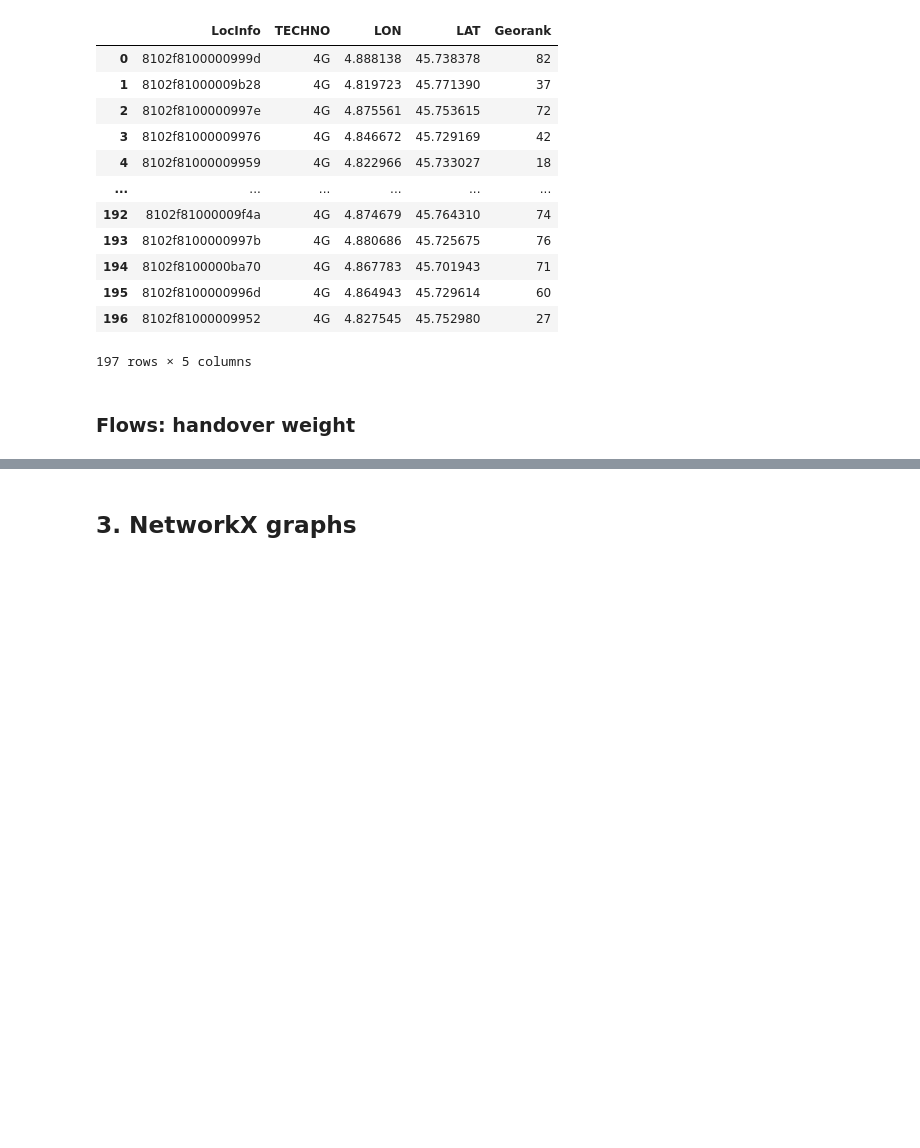
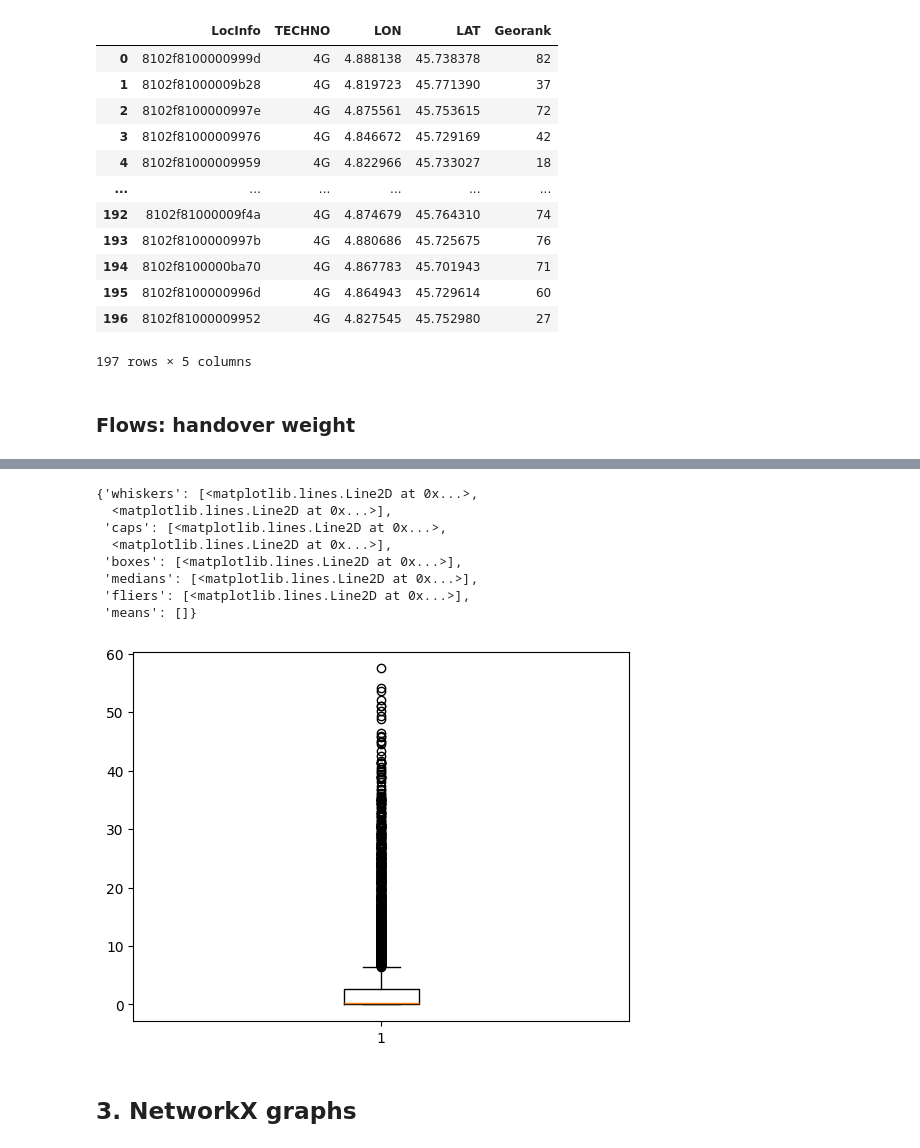
Before and after one commit to eakopyan/Popular-paths, a Jupyter notebook: HOProcess_v2/graph_analysis.ipynb, the cells around one changed output, grey strips where cells are left out. Saved outputs shown, nothing was run; the diff lists cells and outputs as text; code cells hidden in the pictures; blank space fills up the shorter version.

Commit message:
Rank shortest paths

```diff
--- a/HOProcess_v2/graph_analysis.ipynb
+++ b/HOProcess_v2/graph_analysis.ipynb
@@ -118,21 +118,38 @@ def compute_distance(data):
     data['Distance'] = dist_ser
     return data
 
+def join_ranks(data, enb_df):
+    data = data.join(enb_df[['LocInfo','Georank']].set_index('LocInfo'), on='srcLocInfo')
+    data.rename(columns={'Georank':'srcRank'}, inplace=True)
+    data = data.join(enb_df[['LocInfo','Georank']].set_index('LocInfo'), on='dstLocInfo')
+    data.rename(columns={'Georank':'dstRank'}, inplace=True)
+    return data
+
 
 def compute_weight(data, method='inverse'):
     if method == 'inverse':
         data['Weight'] = 1/data['nbHO15']  # works okay
     elif method == 'prop':
         ho_max = data['nbHO15'].max()
-        data['Weight'] = (ho_max - data['nbHO15'])
+        ser = (ho_max - data['nbHO15'])
+        #plt.plot(data.nbHO15, ser)
+        data['Weight'] = (ser - ser.min()) / (ser.max() - ser.min())
     elif method == 'distance':
-        if 'Distance' not in ho_df.columns:
+        if 'Distance' not in data.columns:
             data = compute_distance(data)
         data['Weight'] = data.Distance / data.nbHO15
+    elif method == 'rank':
+        if 'srcRank' not in data.columns:
+            data = join_ranks(data, enb_df)
+        ser = pd.Series()
+        for idx,row in data.iterrows():
+            #ser[idx] = max(1, abs(row.srcRank - row.dstRank)) / row.nbHO15
+            ser[idx] = max(1, row.srcRank - row.dstRank) / row.nbHO15
+        data['Weight'] = ser
     else:
-        raise ValueError('Invalid method. Choose inverse, prop or distance.')
+        raise ValueError('Invalid method. Choose inverse, prop, distance or rank.')
     return data
 # %%
-ho_df = compute_weight(ho_df, method='inverse')
+ho_df = compute_weight(ho_df, 'distance')
 ho_df
 # %% [output]
@@ -158,3 +170,15 @@ See the caveats in the documentation: https://pandas.pydata.org/pandas-docs/stab
+# %%
+plt.boxplot(ho_df.Weight)
+# %% [output]
+{'whiskers': [<matplotlib.lines.Line2D at 0x...>,
+  <matplotlib.lines.Line2D at 0x...>],
+ 'caps': [<matplotlib.lines.Line2D at 0x...>,
+  <matplotlib.lines.Line2D at 0x...>],
+ 'boxes': [<matplotlib.lines.Line2D at 0x...>],
+ 'medians': [<matplotlib.lines.Line2D at 0x...>],
+ 'fliers': [<matplotlib.lines.Line2D at 0x...>],
+ 'means': []}
+[figure, added]
 # %% [markdown]
 ## 3. NetworkX graphs
 # %%
```
Also changed, not shown: parts of 4 cells of this notebook, 7 other files.
